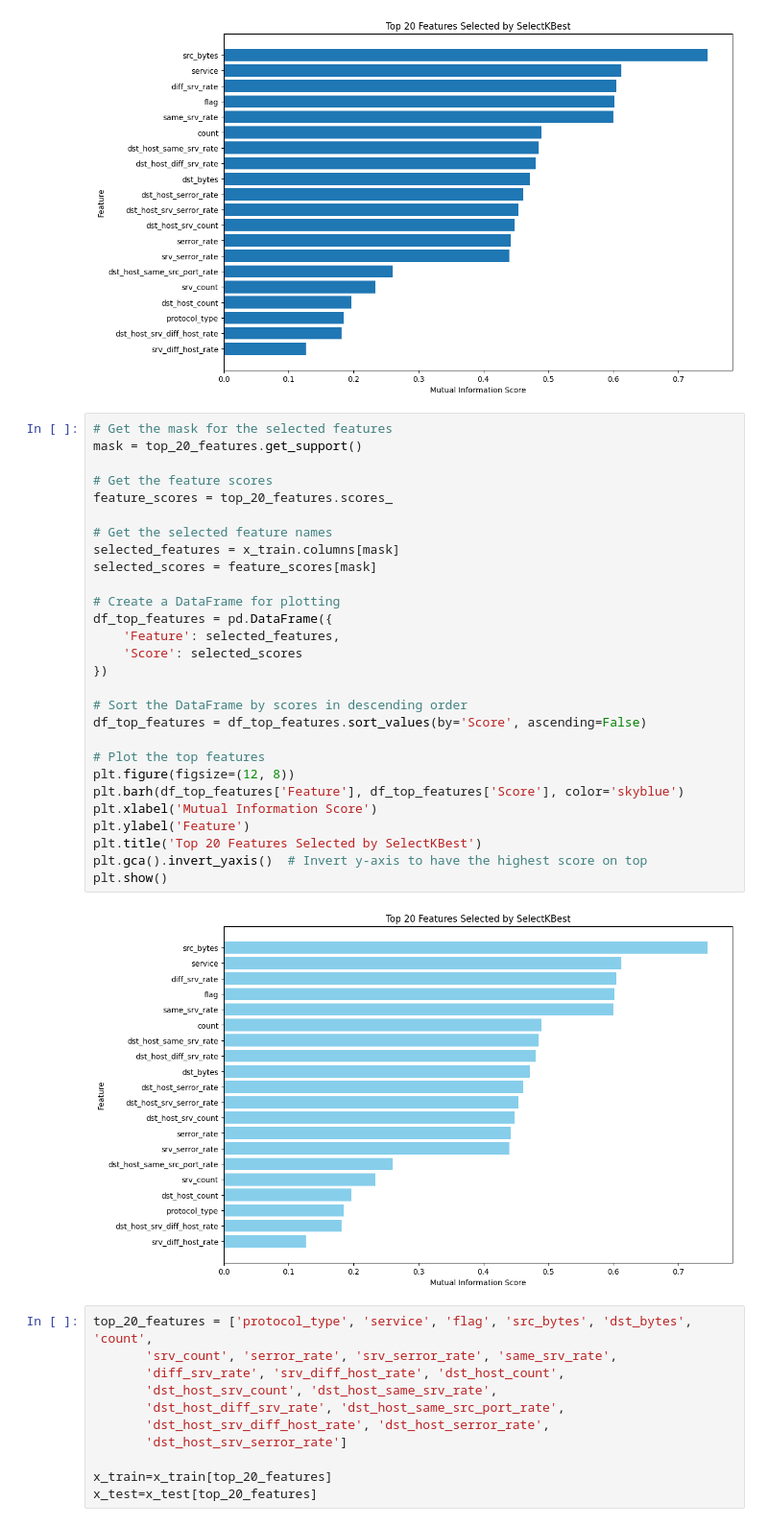
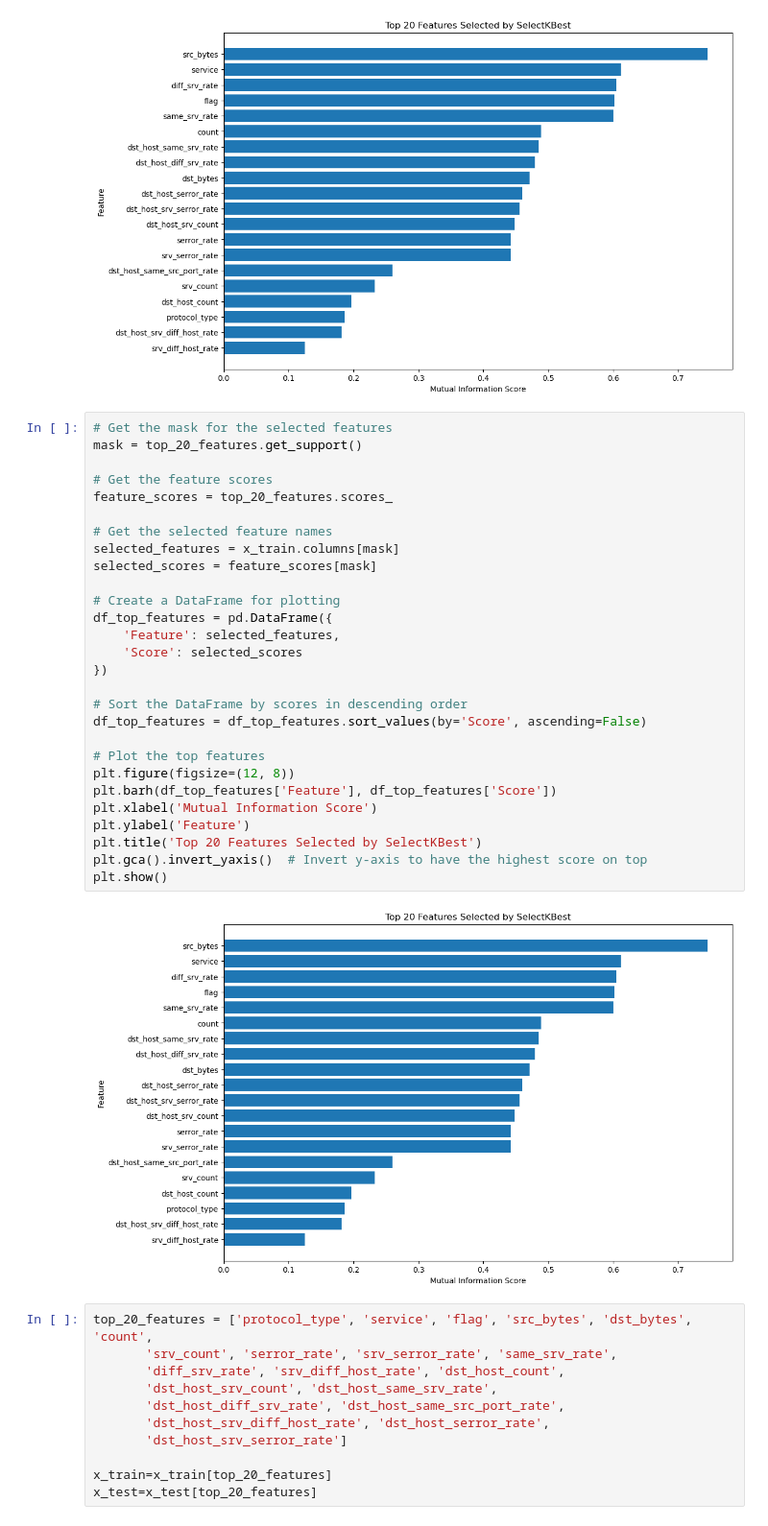
Before and after one commit to luisdavidgarcia/DDoS-Hybrid-Detection-System, a Jupyter notebook: notebooks/analysis_nsl-kdd.ipynb, the cells around one changed output. Shown at 96% size. Saved outputs shown, nothing was run; the diff lists cells and outputs as text.

```diff
--- a/notebooks/analysis_nsl-kdd.ipynb
+++ b/notebooks/analysis_nsl-kdd.ipynb
@@ -468,33 +496,33 @@ plt.show()
 # %%
 # Get the mask for the selected features
 mask = top_20_features.get_support()
 
 # Get the feature scores
 feature_scores = top_20_features.scores_
 
 # Get the selected feature names
 selected_features = x_train.columns[mask]
 selected_scores = feature_scores[mask]
 
 # Create a DataFrame for plotting
 df_top_features = pd.DataFrame({
     'Feature': selected_features,
     'Score': selected_scores
 })
 
 # Sort the DataFrame by scores in descending order
 df_top_features = df_top_features.sort_values(by='Score', ascending=False)
 
 # Plot the top features
 plt.figure(figsize=(12, 8))
-plt.barh(df_top_features['Feature'], df_top_features['Score'], color='skyblue')
+plt.barh(df_top_features['Feature'], df_top_features['Score'])
 plt.xlabel('Mutual Information Score')
 plt.ylabel('Feature')
 plt.title('Top 20 Features Selected by SelectKBest')
 plt.gca().invert_yaxis()  # Invert y-axis to have the highest score on top
 plt.show()
 # %% [output]
-[figure, old version]
+[figure, new version]
 # %%
 top_20_features = ['protocol_type', 'service', 'flag', 'src_bytes', 'dst_bytes', 'count',
        'srv_count', 'serror_rate', 'srv_serror_rate', 'same_srv_rate',
```
Also changed, not shown: parts of 24 cells of this notebook, 2 other files.
